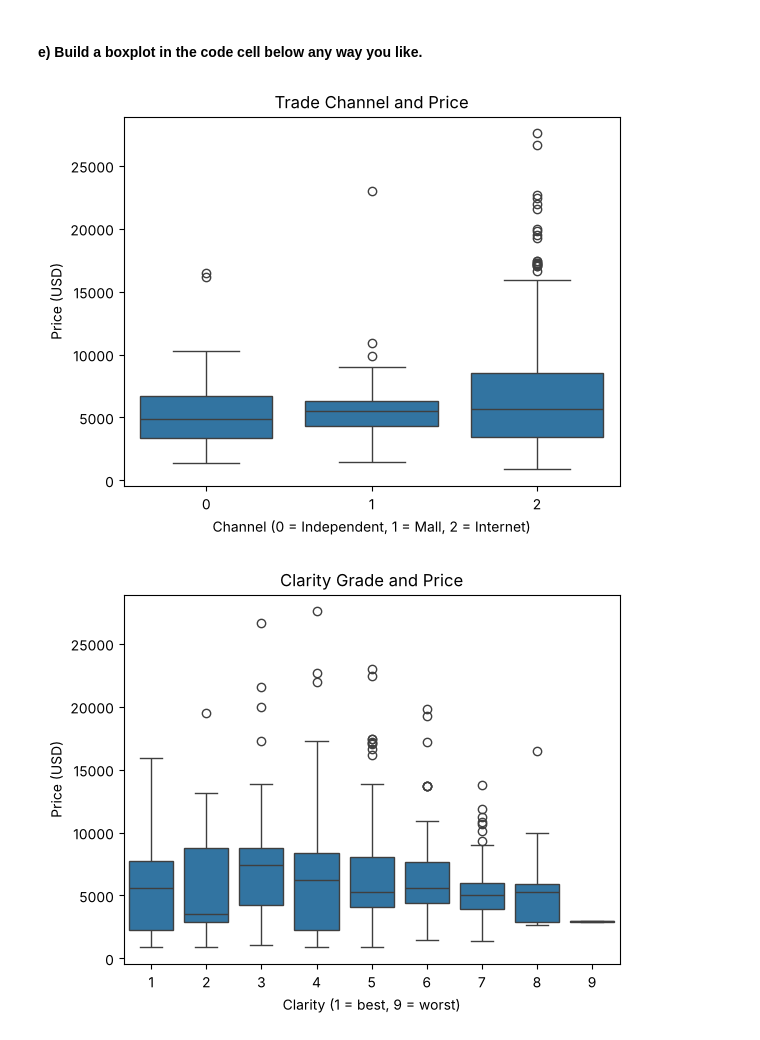
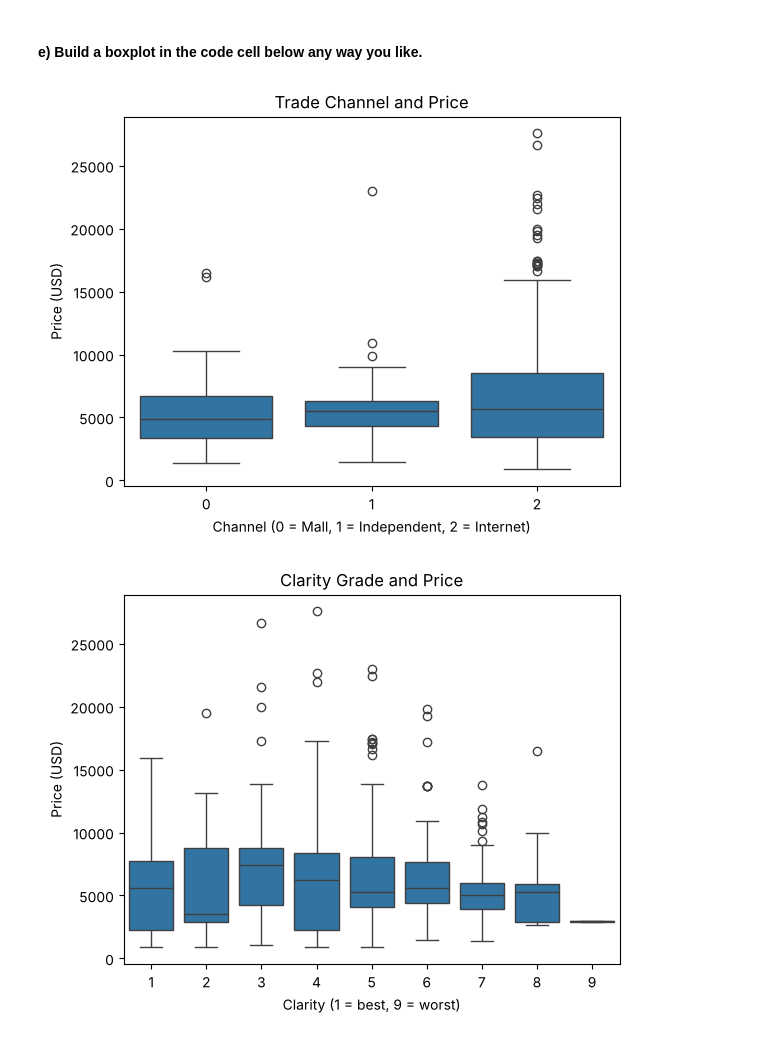
Before and after one commit to seyhasenganz/my-sql-assignment, a Jupyter notebook: Script-03-EDA/Script_03_-_Exploratory_Data_Analysis_-_Completed.ipynb, the cells around one changed output. Cells and saved outputs as stored; diff of their text form; code cells hidden in the pictures.

```diff
--- a/Script-03-EDA/Script_03_-_Exploratory_Data_Analysis_-_Completed.ipynb
+++ b/Script-03-EDA/Script_03_-_Exploratory_Data_Analysis_-_Completed.ipynb
@@ -250,18 +250,18 @@ boxplot(
 # %%
 # instantiating a boxplot for channel and price
 sns.boxplot(x      = 'channel' , # categorical data for subsets
             y      = 'price'   , # numeric feature on the y-axis
             order  = ['0', '1', '2'],
             data   = diamonds  ) # DataFrame where features exist
 
 
 # formatting and displaying the plot
 plt.title (label  = 'Trade Channel and Price')
-plt.xlabel(xlabel = 'Channel (0 = Independent, 1 = Mall, 2 = Internet)')
+plt.xlabel(xlabel = 'Channel (0 = Mall, 1 = Independent, 2 = Internet)')
 plt.ylabel(ylabel = 'Price (USD)')
 plt.show()
 # %% [output]
-[figure, old version]
+[figure, new version]
 # %%
 # my own boxplot: does clarity change the price?
 sns.boxplot(x    = 'clarity',
```
Also changed, not shown: parts of 11 cells of this notebook, 4 other files.
